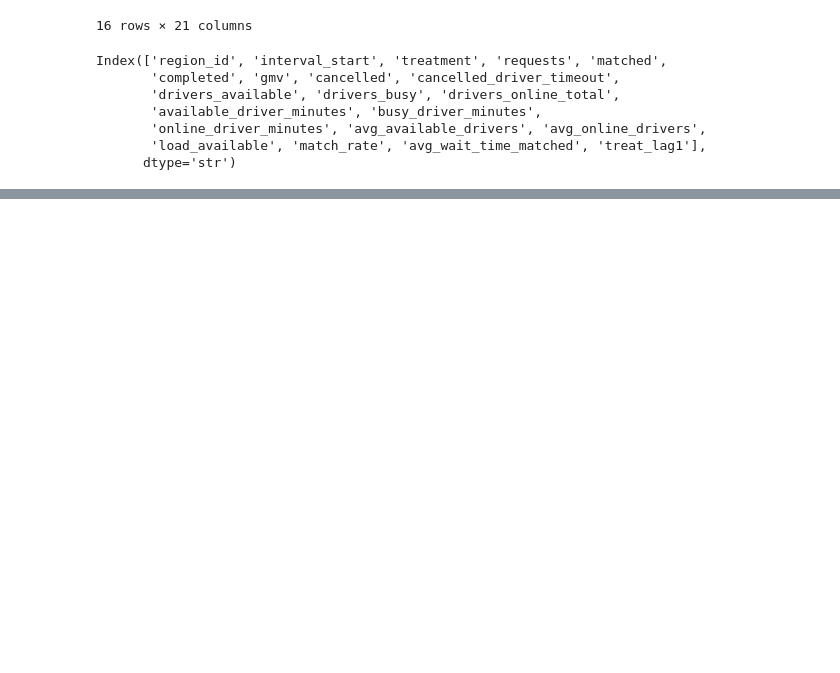
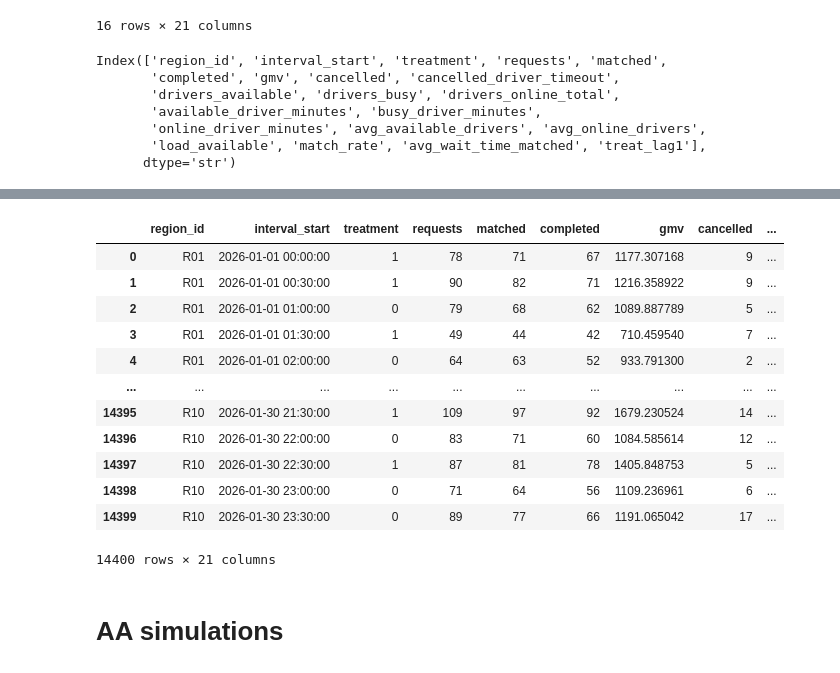
Before and after one commit to ekomissarov/sutva-tsm, a Jupyter notebook: tsm_events_aggregation.ipynb, the cells around one changed output, grey strips where cells are left out. Drawn from its saved outputs; the diff is of its cells as text; code cells hidden in the pictures; blank space fills up the shorter version.

```diff
--- a/tsm_events_aggregation.ipynb
+++ b/tsm_events_aggregation.ipynb
@@ -2432,0 +3613,39 @@ Index(['region_id', 'interval_start', 'treatment', 'requests', 'matched',
+# %%
+# AB
+ab_sample = generator.sample_experiment(
+    population,
+    n_days=30,
+    contiguous=True,
+    seed=1,
+)
+
+ab_sample = generator.apply_uplift(
+    ab_sample,
+    metric="completed",
+    uplift=0.03,
+    seed=2,
+)
+
+# Для метрики, где улучшение означает снижение
+# ab_sample = generator.apply_uplift(
+#     ab_sample,
+#     metric="avg_wait_time_matched",
+#     uplift=-0.10,
+# )
+ab_sample #.head()
+# %% [output]
+|  | region_id | interval_start | treatment | requests | matched | completed | gmv | cancelled | ... |
+| 0 | R01 | 2026-01-01 00:00:00 | 1 | 78 | 71 | 67 | 1177.307168 | 9 | ... |
+| 1 | R01 | 2026-01-01 00:30:00 | 1 | 90 | 82 | 71 | 1216.358922 | 9 | ... |
+| 2 | R01 | 2026-01-01 01:00:00 | 0 | 79 | 68 | 62 | 1089.887789 | 5 | ... |
+| 3 | R01 | 2026-01-01 01:30:00 | 1 | 49 | 44 | 42 | 710.459540 | 7 | ... |
+| 4 | R01 | 2026-01-01 02:00:00 | 0 | 64 | 63 | 52 | 933.791300 | 2 | ... |
+| ... | ... | ... | ... | ... | ... | ... | ... | ... | ... |
+| 14395 | R10 | 2026-01-30 21:30:00 | 1 | 109 | 97 | 92 | 1679.230524 | 14 | ... |
+| 14396 | R10 | 2026-01-30 22:00:00 | 0 | 83 | 71 | 60 | 1084.585614 | 12 | ... |
+| 14397 | R10 | 2026-01-30 22:30:00 | 1 | 87 | 81 | 78 | 1405.848753 | 5 | ... |
+| 14398 | R10 | 2026-01-30 23:00:00 | 0 | 71 | 64 | 56 | 1109.236961 | 6 | ... |
+| 14399 | R10 | 2026-01-30 23:30:00 | 0 | 89 | 77 | 66 | 1191.065042 | 17 | ... |
+14400 rows × 21 columns
+# %% [markdown]
+# AA simulations
```
Also changed, not shown: parts of 20 cells of this notebook.
